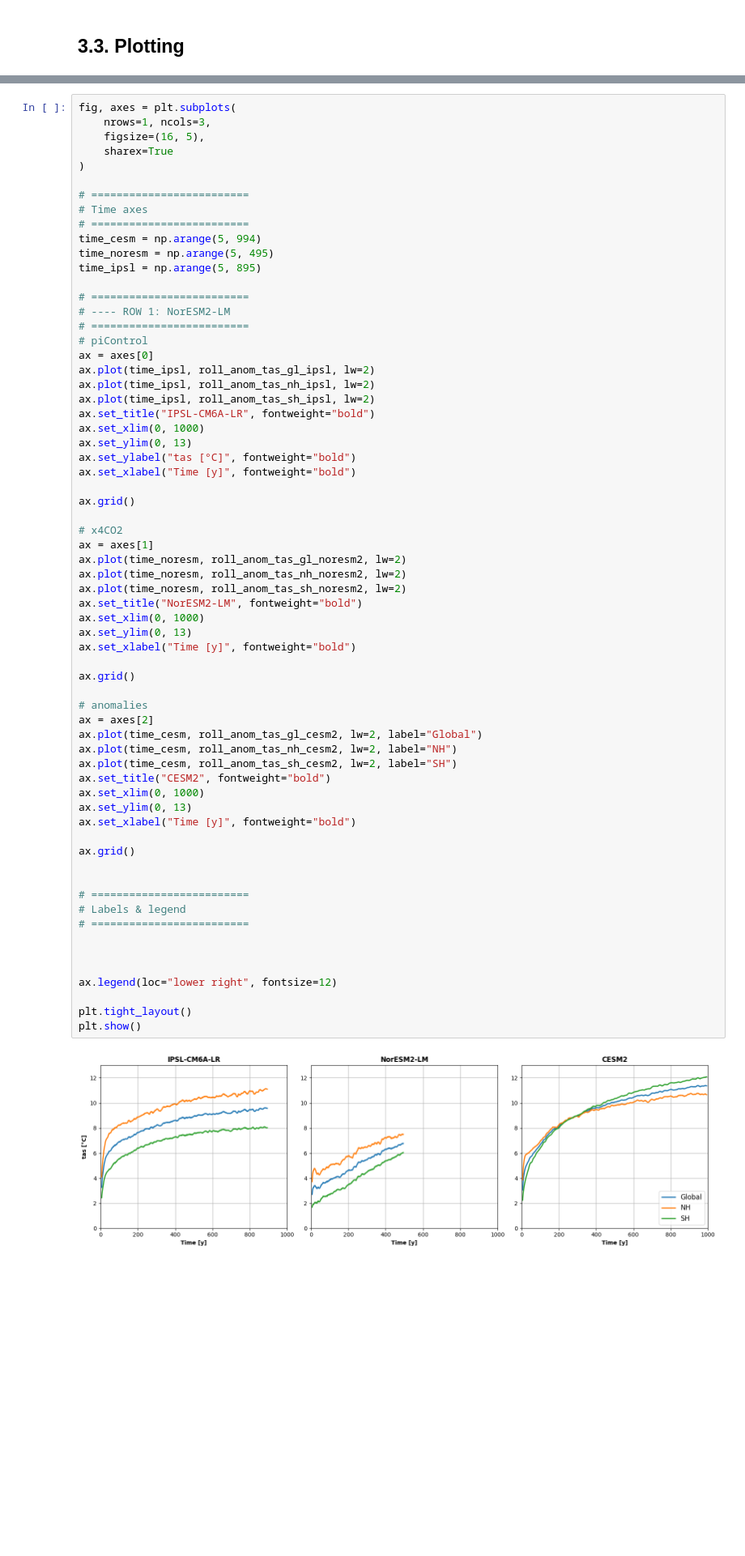
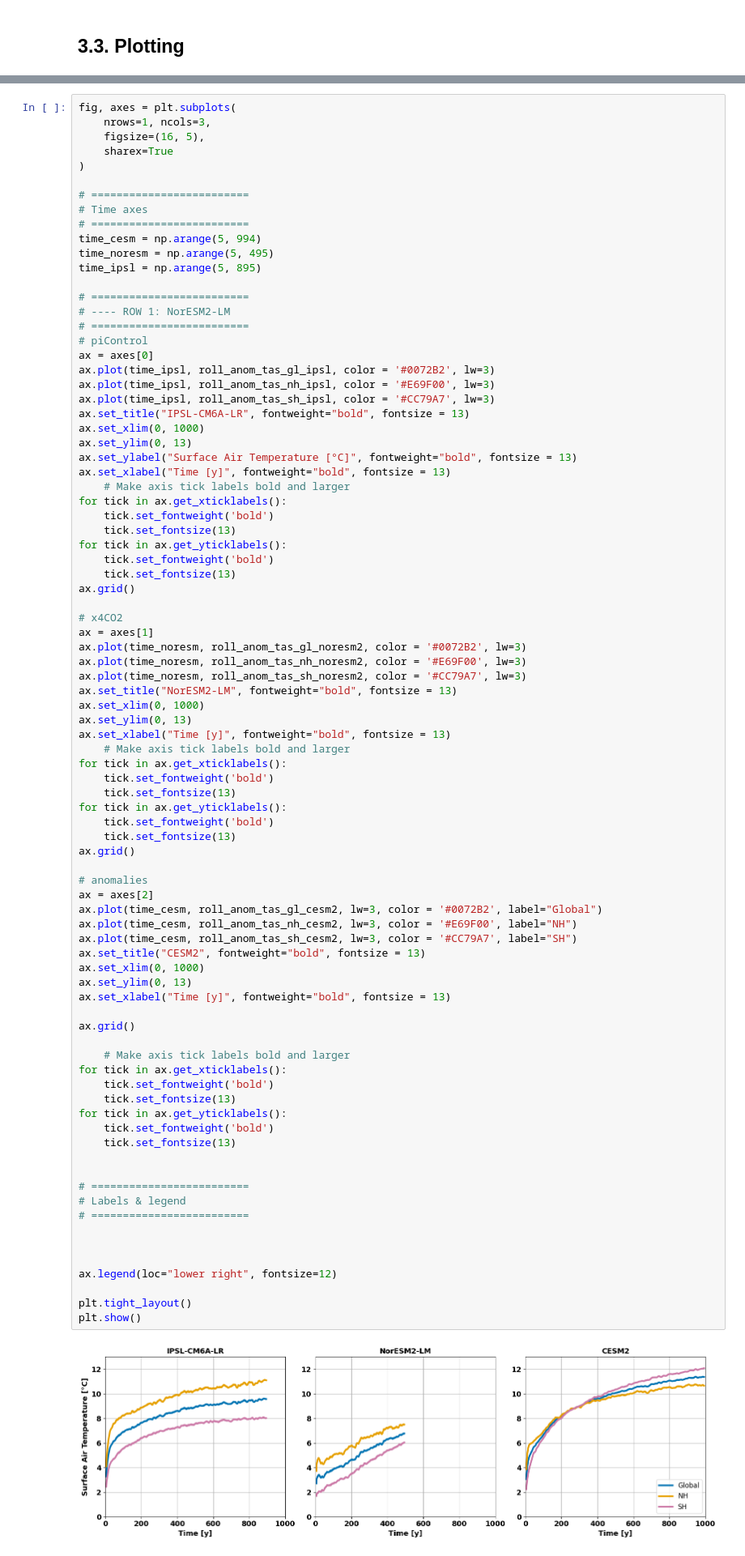
Before and after one commit to ChristineKappatou/Atmosphere_Ocean_Interactions_PhD, a Jupyter notebook: scripts/nird_scripts/1.tas_NIRD.ipynb, the cells around one changed output, grey strips where cells are left out. Shown at 81% size. Cells and saved outputs as stored; diff of their text form; blank space fills up the shorter version.

```diff
--- a/scripts/nird_scripts/1.tas_NIRD.ipynb
+++ b/scripts/nird_scripts/1.tas_NIRD.ipynb
@@ -811,54 +811,74 @@ time_ipsl = np.arange(5, 895)
 # =========================
 # piControl
 ax = axes[0]
-ax.plot(time_ipsl, roll_anom_tas_gl_ipsl, lw=2)
-ax.plot(time_ipsl, roll_anom_tas_nh_ipsl, lw=2)
-ax.plot(time_ipsl, roll_anom_tas_sh_ipsl, lw=2)
-ax.set_title("IPSL-CM6A-LR", fontweight="bold")
+ax.plot(time_ipsl, roll_anom_tas_gl_ipsl, color = '#0072B2', lw=3)
+ax.plot(time_ipsl, roll_anom_tas_nh_ipsl, color = '#E69F00', lw=3)
+ax.plot(time_ipsl, roll_anom_tas_sh_ipsl, color = '#CC79A7', lw=3)
+ax.set_title("IPSL-CM6A-LR", fontweight="bold", fontsize = 13)
 ax.set_xlim(0, 1000)
 ax.set_ylim(0, 13)
-ax.set_ylabel("tas [°C]", fontweight="bold")
-ax.set_xlabel("Time [y]", fontweight="bold")
-
+ax.set_ylabel("Surface Air Temperature [°C]", fontweight="bold", fontsize = 13)
+ax.set_xlabel("Time [y]", fontweight="bold", fontsize = 13)
+    # Make axis tick labels bold and larger
+for tick in ax.get_xticklabels():
+    tick.set_fontweight('bold')
+    tick.set_fontsize(13)
+for tick in ax.get_yticklabels():
+    tick.set_fontweight('bold')
+    tick.set_fontsize(13)
 ax.grid()
 
 # x4CO2
 ax = axes[1]
-ax.plot(time_noresm, roll_anom_tas_gl_noresm2, lw=2)
-ax.plot(time_noresm, roll_anom_tas_nh_noresm2, lw=2)
-ax.plot(time_noresm, roll_anom_tas_sh_noresm2, lw=2)
-ax.set_title("NorESM2-LM", fontweight="bold")
+ax.plot(time_noresm, roll_anom_tas_gl_noresm2, color = '#0072B2', lw=3)
+ax.plot(time_noresm, roll_anom_tas_nh_noresm2, color = '#E69F00', lw=3)
+ax.plot(time_noresm, roll_anom_tas_sh_noresm2, color = '#CC79A7', lw=3)
+ax.set_title("NorESM2-LM", fontweight="bold", fontsize = 13)
 ax.set_xlim(0, 1000)
 ax.set_ylim(0, 13)
-ax.set_xlabel("Time [y]", fontweight="bold")
-
+ax.set_xlabel("Time [y]", fontweight="bold", fontsize = 13)
+    # Make axis tick labels bold and larger
+for tick in ax.get_xticklabels():
+    tick.set_fontweight('bold')
+    tick.set_fontsize(13)
+for tick in ax.get_yticklabels():
+    tick.set_fontweight('bold')
+    tick.set_fontsize(13)
 ax.grid()
 
 # anomalies
 ax = axes[2]
-ax.plot(time_cesm, roll_anom_tas_gl_cesm2, lw=2, label="Global")
-ax.plot(time_cesm, roll_anom_tas_nh_cesm2, lw=2, label="NH")
-ax.plot(time_cesm, roll_anom_tas_sh_cesm2, lw=2, label="SH")
-ax.set_title("CESM2", fontweight="bold")
+ax.plot(time_cesm, roll_anom_tas_gl_cesm2, lw=3, color = '#0072B2', label="Global")
+ax.plot(time_cesm, roll_anom_tas_nh_cesm2, lw=3, color = '#E69F00', label="NH")
+ax.plot(time_cesm, roll_anom_tas_sh_cesm2, lw=3, color = '#CC79A7', label="SH")
+ax.set_title("CESM2", fontweight="bold", fontsize = 13)
 ax.set_xlim(0, 1000)
 ax.set_ylim(0, 13)
-ax.set_xlabel("Time [y]", fontweight="bold")
+ax.set_xlabel("Time [y]", fontweight="bold", fontsize = 13)
 
 ax.grid()
+
+    # Make axis tick labels bold and larger
+for tick in ax.get_xticklabels():
+    tick.set_fontweight('bold')
+    tick.set_fontsize(13)
+for tick in ax.get_yticklabels():
+    tick.set_fontweight('bold')
+    tick.set_fontsize(13)
 
 
 # =========================
 # Labels & legend
 # =========================
 
 
 
 ax.legend(loc="lower right", fontsize=12)
 
 plt.tight_layout()
 plt.show()
 # %% [output]
-[figure, old version]
+[figure, new version]
 # %% [markdown]
 ## **2. Global Contour Plots**
 # %%
```
Also changed, not shown: parts of 2 cells of this notebook, 7 other files.
